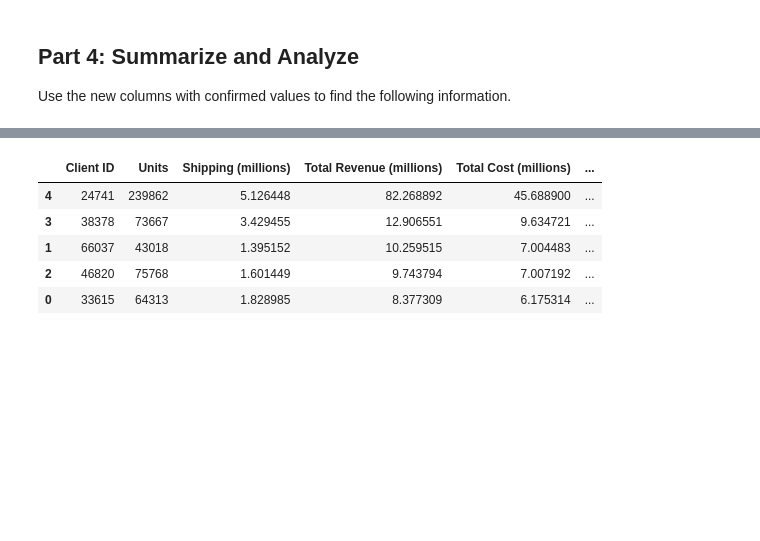
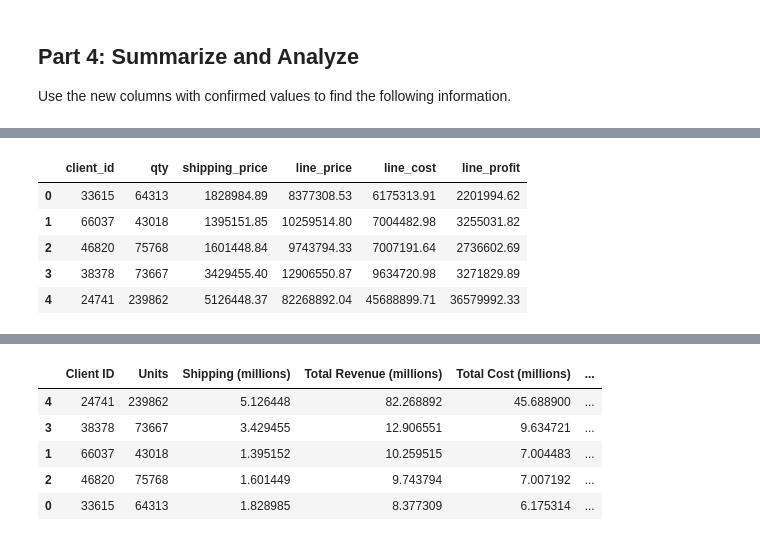
Before and after one commit to VR-BORRA/pandas-challenge-1, a Jupyter notebook: wholesale_data_analysis_starter_code.ipynb, the cells around one changed output, grey strips where cells are left out. Saved outputs shown, nothing was run; the diff lists cells and outputs as text; code cells hidden in the pictures; blank space fills up the shorter version.

```diff
--- a/wholesale_data_analysis_starter_code.ipynb
+++ b/wholesale_data_analysis_starter_code.ipynb
@@ -249,3 +271,95 @@ Use the new columns with confirmed values to find the following information.
+# %%
+top_5_client_id = client_df["client_id"].value_counts().nlargest(5).index.to_list()
+
+
+# qty
+qty_33615 = client_id_group.get_group(client_id_33615)["qty"].sum()
+qty_66037 = client_id_group.get_group(client_id_66037)["qty"].sum()
+qty_46820 = client_id_group.get_group(client_id_46820)["qty"].sum()
+qty_38378 = client_id_group.get_group(client_id_38378)["qty"].sum()
+qty_24741 = client_id_group.get_group(client_id_24741)["qty"].sum()
+
+qty_list = [qty_33615, qty_66037, qty_46820, qty_38378, qty_24741]
+
+# shipping price
+ship_price_33615 = client_id_group.get_group(client_id_33615)["shipping_price"].sum()
+ship_price_66037 = client_id_group.get_group(client_id_66037)["shipping_price"].sum()
+ship_price_46820 = client_id_group.get_group(client_id_46820)["shipping_price"].sum()
+ship_price_38378 = client_id_group.get_group(client_id_38378)["shipping_price"].sum()
+ship_price_24741 = client_id_group.get_group(client_id_24741)["shipping_price"].sum()
+
+ship_list = [
+    ship_price_33615,
+    ship_price_66037,
+    ship_price_46820,
+    ship_price_38378,
+    ship_price_24741,
+]
+
+# line price
+line_price_33615 = client_id_group.get_group(client_id_33615)["line_price"].sum()
+line_price_66037 = client_id_group.get_group(client_id_66037)["line_price"].sum()
+line_price_46820 = client_id_group.get_group(client_id_46820)["line_price"].sum()
+line_price_38378 = client_id_group.get_group(client_id_38378)["line_price"].sum()
+line_price_24741 = client_id_group.get_group(client_id_24741)["line_price"].sum()
+
+line_price_list = [
+    line_price_33615,
+    line_price_66037,
+    line_price_46820,
+    line_price_38378,
+    line_price_24741,
+]
+
+# line cost
+line_cost_33615 = client_id_group.get_group(client_id_33615)["line_cost"].sum()
+line_cost_66037 = client_id_group.get_group(client_id_66037)["line_cost"].sum()
+line_cost_46820 = client_id_group.get_group(client_id_46820)["line_cost"].sum()
+line_cost_38378 = client_id_group.get_group(client_id_38378)["line_cost"].sum()
+line_cost_24741 = client_id_group.get_group(client_id_24741)["line_cost"].sum()
+
+line_cost_list = [
+    line_cost_33615,
+    line_cost_66037,
+    line_cost_46820,
+    line_cost_38378,
+    line_cost_24741,
+]
+
+# line profit
+line_profit_33615 = client_id_group.get_group(client_id_33615)["line_profit"].sum()
+line_profit_66037 = client_id_group.get_group(client_id_66037)["line_profit"].sum()
+line_profit_46820 = client_id_group.get_group(client_id_46820)["line_profit"].sum()
+line_profit_38378 = client_id_group.get_group(client_id_38378)["line_profit"].sum()
+line_profit_24741 = client_id_group.get_group(client_id_24741)["line_profit"].sum()
+
+line_profit_list = [
+    line_profit_33615,
+    line_profit_66037,
+    line_profit_46820,
+    line_profit_38378,
+    line_profit_24741,
+]
+
+client_summary_df = pd.DataFrame(
+    {
+        "client_id": top_5_client_id,
+        "qty": qty_list,
+        "shipping_price": ship_list,
+        "line_price": line_price_list,
+        "line_cost": line_cost_list,
+        "line_profit": line_profit_list,
+    }
+)
+
+client_summary_df
+# %% [output]
+|  | client_id | qty | shipping_price | line_price | line_cost | line_profit |
+| 0 | 33615 | 64313 | 1828984.89 | 8377308.53 | 6175313.91 | 2201994.62 |
+| 1 | 66037 | 43018 | 1395151.85 | 10259514.80 | 7004482.98 | 3255031.82 |
+| 2 | 46820 | 75768 | 1601448.84 | 9743794.33 | 7007191.64 | 2736602.69 |
+| 3 | 38378 | 73667 | 3429455.40 | 12906550.87 | 9634720.98 | 3271829.89 |
+| 4 | 24741 | 239862 | 5126448.37 | 82268892.04 | 45688899.71 | 36579992.33 |
 # %%
 # Create a summary DataFrame showing the totals for the for the top 5 clients with the following information:
 # total units purchased, total shipping price, total revenue, and total profit.
```
Also changed, not shown: parts of 4 cells of this notebook.
